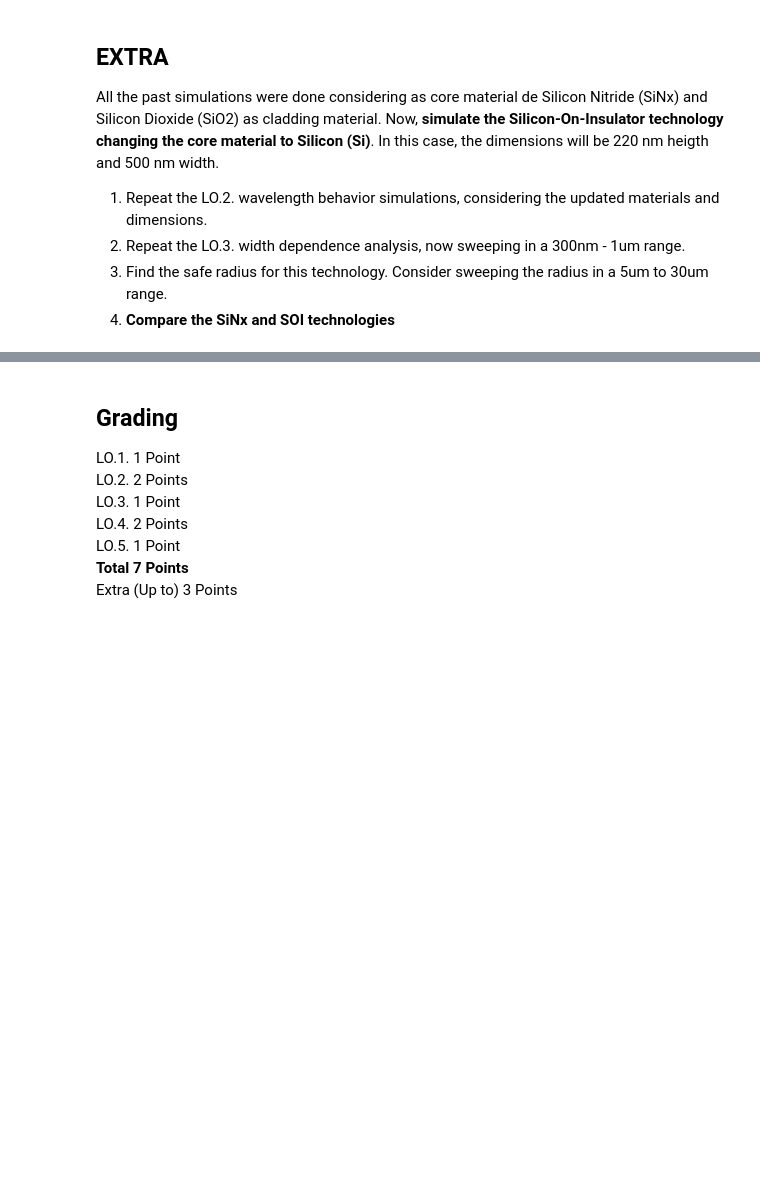
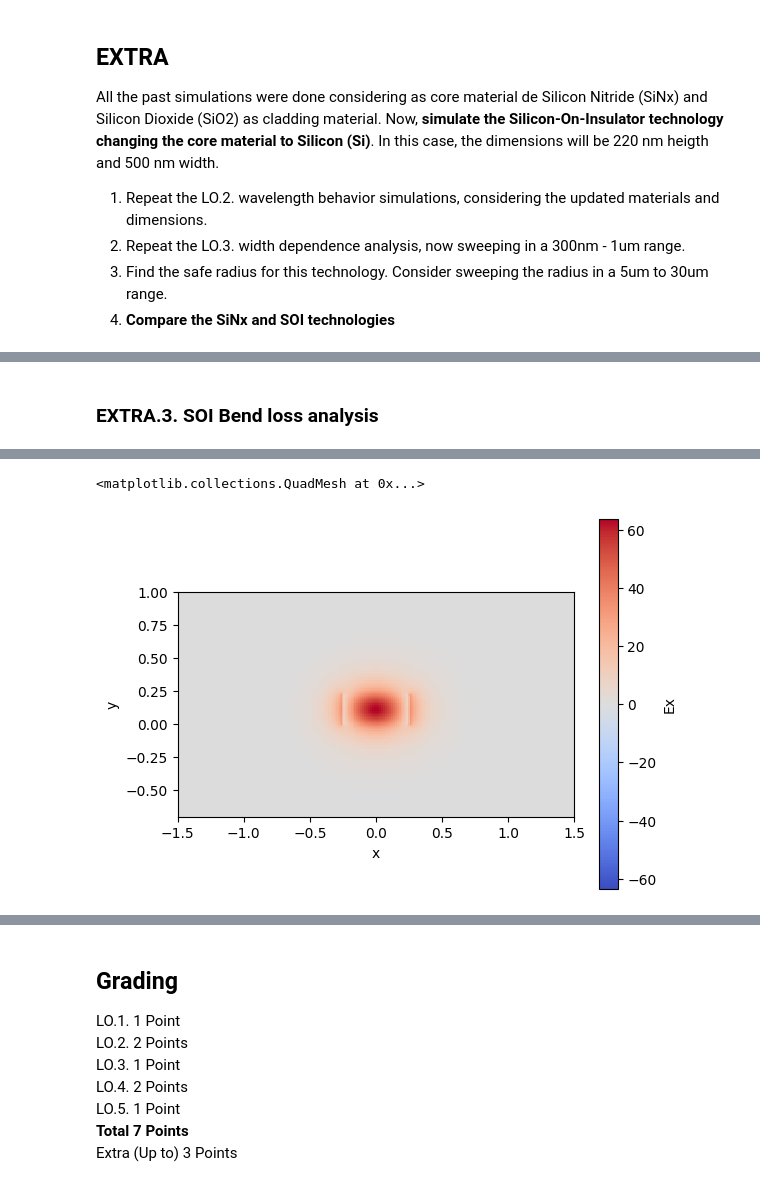
Before and after one commit to Valmaseda10/cifoin-lab1, a Jupyter notebook: WAVEGUIDES_Student.ipynb, the cells around one changed output, grey strips where cells are left out. Drawn from its saved outputs; the diff is of its cells as text; code cells hidden in the pictures; blank space fills up the shorter version.

```diff
--- a/WAVEGUIDES_Student.ipynb
+++ b/WAVEGUIDES_Student.ipynb
@@ -947,0 +752,26 @@ Conclusions:
+# %% [markdown]
+### EXTRA.3. SOI Bend loss analysis
+# %%
+# Bend mode for SOI waveguide at 1550nm
+soi_bend_1550 = gt.modes.Waveguide(
+    wavelength=1550 * nm,
+    core_width=0.5,  # 500nm
+    slab_thickness=0.0,
+    core_material='si',
+    clad_material='sio2',
+    core_thickness=220 * nm,
+    num_modes=1,
+    cache_path='.cache/',
+    precision='double',
+    max_grid_scaling=1.2,
+    grid_resolution=30,
+    bend_radius=20,
+)
+
+soi_bend_1550.plot_field(field_name="Ex",
+                         mode_index=0,
+                         value='real',
+                         cmap='coolwarm',
+                         xlim=(-1.5, 1.5),
+                         ylim=(-0.7, 1))
+# %% [output]
@@ -947,0 +779,2 @@ Conclusions:
+<matplotlib.collections.QuadMesh at 0x...>
+[figure, added]
```
Also changed, not shown: parts of 18 cells of this notebook, 2 other files.
